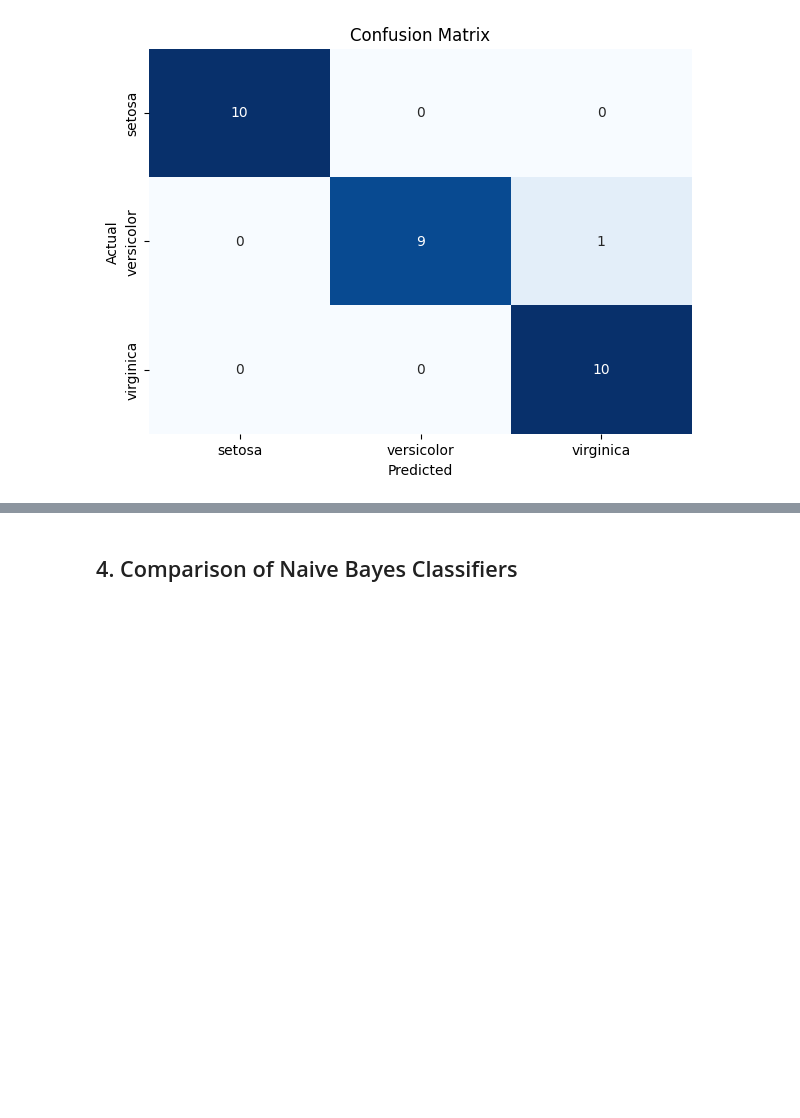
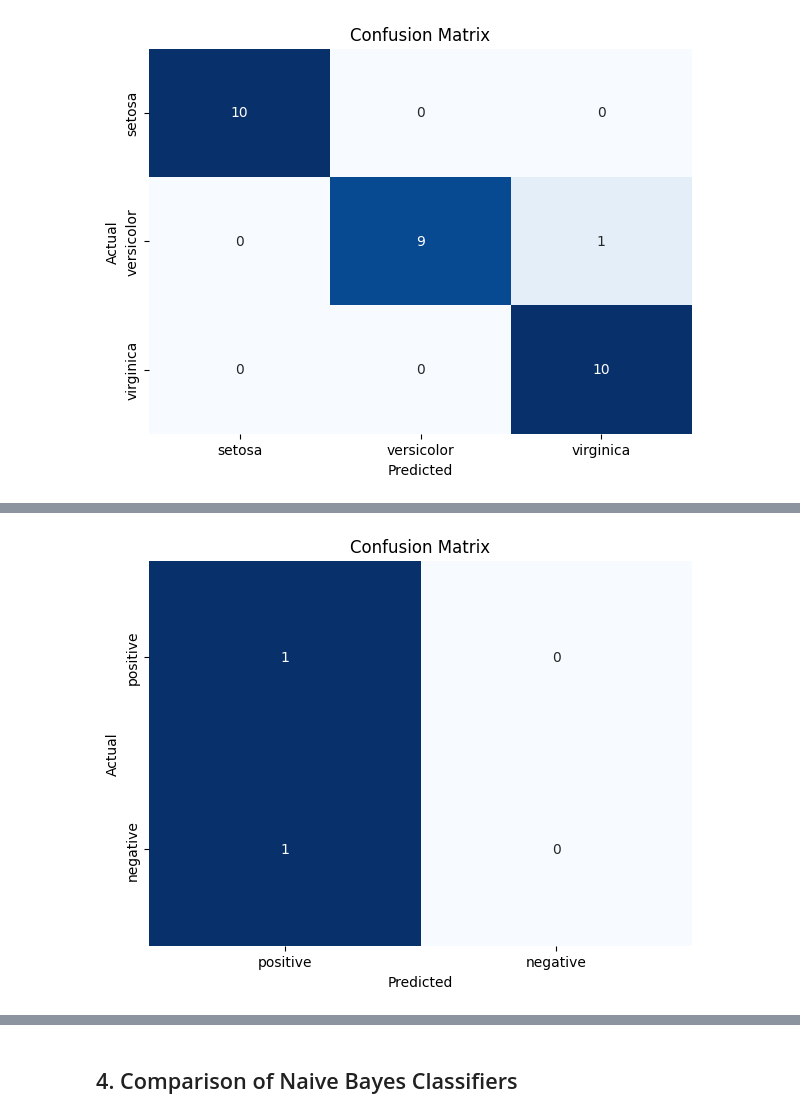
Before and after one commit to themarisolhernandez/ds-review-lessons, a Jupyter notebook: 10-naive-bayes-algorithm.ipynb, the cells around one changed output, grey strips where cells are left out. Saved outputs shown, nothing was run; the diff lists cells and outputs as text; code cells hidden in the pictures; blank space fills up the shorter version.

```diff
--- a/10-naive-bayes-algorithm.ipynb
+++ b/10-naive-bayes-algorithm.ipynb
@@ -308,0 +771,6 @@ plt.show()
+# %%
+X_test_count = vec_model.transform(X_test).toarray()
+
+# Convert the array to a DataFrame
+X_test_count_df = pd.DataFrame(X_test_count, columns=vec_model.get_feature_names_out())
+X_test_count_df
@@ -308,0 +783,4 @@ plt.show()
+# %%
+# Initialize and train BernoulliNB
+model = BernoulliNB()
+model.fit(X_train_count, y_train)
@@ -308,0 +793,10 @@ plt.show()
+# %%
+# Predict the labels for the test set
+y_pred = model.predict(X_test_count)
+
+test_df = pd.DataFrame({
+    "review": X_test,
+    "label": y_test,
+    "Predictions": y_pred,
+})
+test_df.head()
@@ -308,0 +809,11 @@ plt.show()
+# %%
+# Evaluate the model
+accuracy = accuracy_score(y_test, y_pred)
+cm = confusion_matrix(y_test, y_pred)
+cr = classification_report(y_test, y_pred)
+
+print(f'Accuracy: {accuracy}\n')
+print('Confusion Matrix:')
+print(cm)
+print('\nClassification Report:')
+print(cr)
@@ -308,0 +836,11 @@ plt.show()
+# %%
+# Plot confusion matrix
+labels = y.unique()
+plt.figure(figsize=(7, 5))
+sns.heatmap(cm, annot=True, fmt='d', cmap='Blues', cbar=False, xticklabels=labels, yticklabels=labels)
+plt.xlabel('Predicted')
+plt.ylabel('Actual')
+plt.title('Confusion Matrix')
+plt.show()
+# %% [output]
+[figure, added]
```
Also changed, not shown: parts of 57 cells of this notebook.
